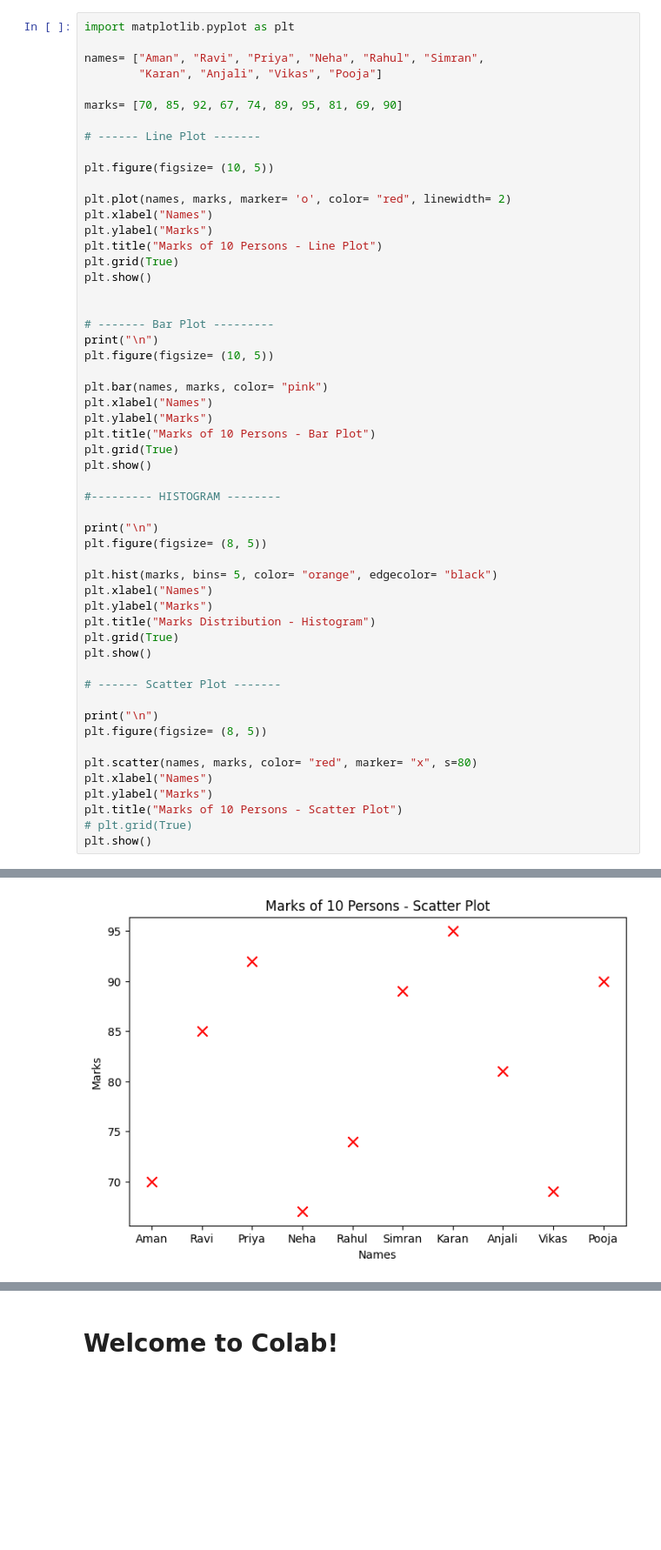
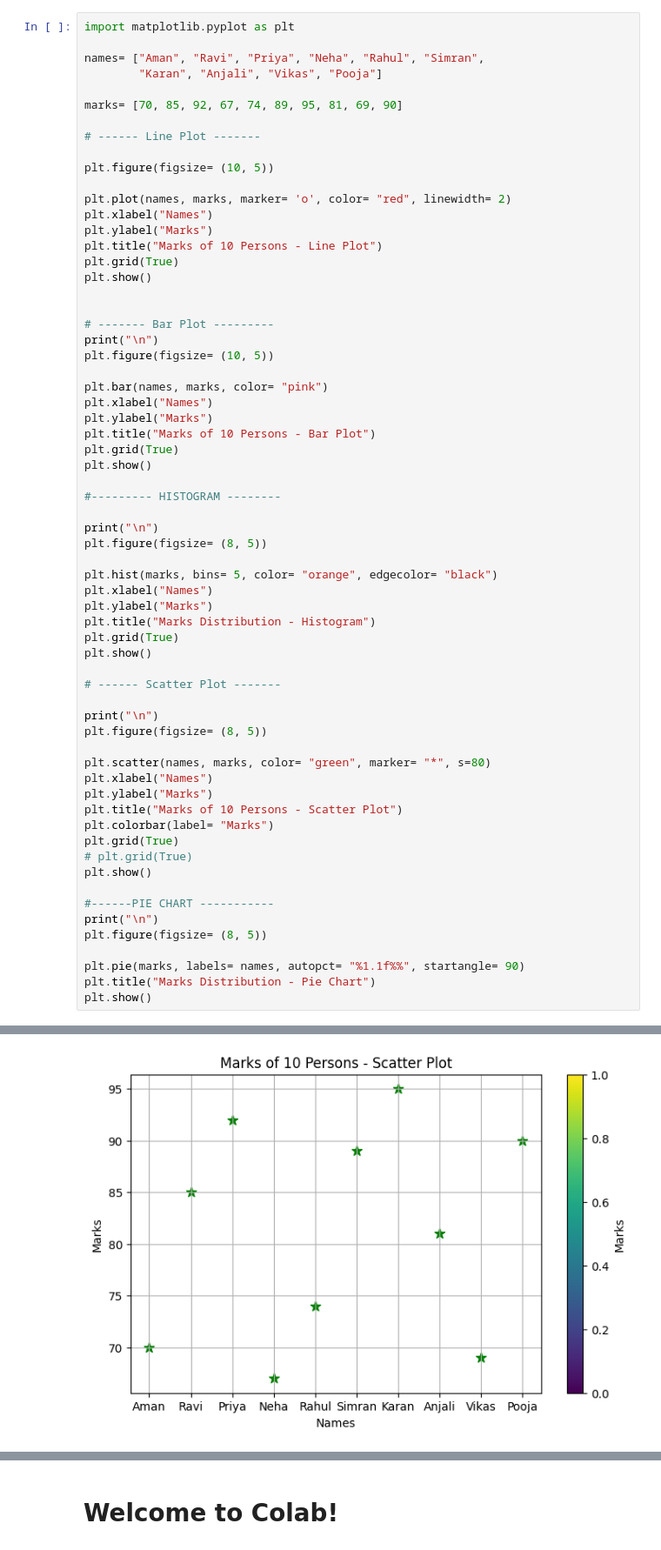
Before and after one commit to Saksham-Xtreme/Machine_Learning_Study, a Jupyter notebook: MatPlotLib.ipynb, the cells around one changed output, grey strips where cells are left out. Shown at 87% size. Saved outputs shown, nothing was run; the diff lists cells and outputs as text; blank space fills up the shorter version.

```diff
--- a/MatPlotLib.ipynb
+++ b/MatPlotLib.ipynb
@@ -30,32 +30,42 @@ plt.ylabel("Marks")
 plt.title("Marks of 10 Persons - Bar Plot")
 plt.grid(True)
 plt.show()
 
 #--------- HISTOGRAM --------
 
 print("\n")
 plt.figure(figsize= (8, 5))
 
 plt.hist(marks, bins= 5, color= "orange", edgecolor= "black")
 plt.xlabel("Names")
 plt.ylabel("Marks")
 plt.title("Marks Distribution - Histogram")
 plt.grid(True)
 plt.show()
 
 # ------ Scatter Plot -------
 
 print("\n")
 plt.figure(figsize= (8, 5))
 
-plt.scatter(names, marks, color= "red", marker= "x", s=80)
+plt.scatter(names, marks, color= "green", marker= "*", s=80)
 plt.xlabel("Names")
 plt.ylabel("Marks")
 plt.title("Marks of 10 Persons - Scatter Plot")
+plt.colorbar(label= "Marks")
+plt.grid(True)
 # plt.grid(True)
 plt.show()
+
+#------PIE CHART -----------
+print("\n")
+plt.figure(figsize= (8, 5))
+
+plt.pie(marks, labels= names, autopct= "%1.1f%%", startangle= 90)
+plt.title("Marks Distribution - Pie Chart")
+plt.show()
 # %% [output]
 [figure]
 [figure]
 [figure]
-[figure, old version]
+[figure, new version]
```
Also changed, not shown: parts of 2 cells of this notebook.
